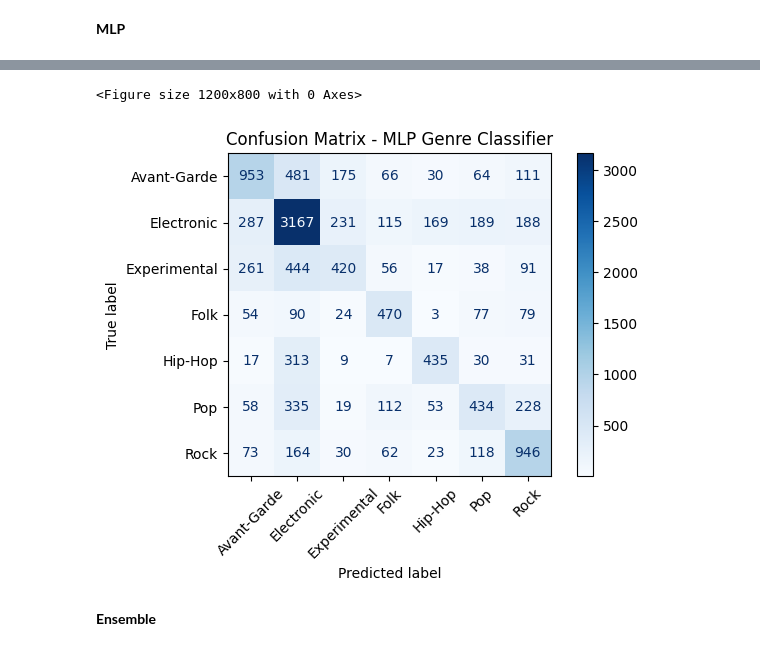
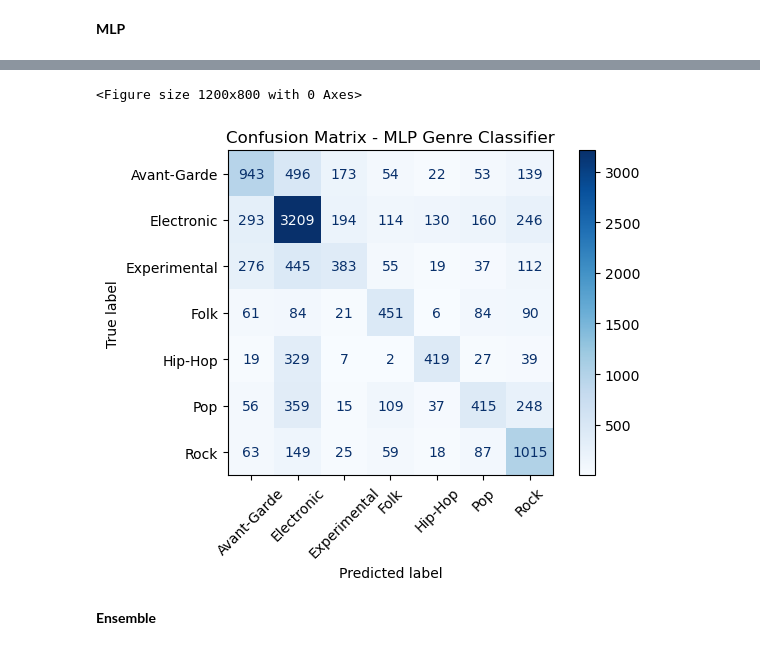
Before and after one commit to r43t/Machine_Learning_Final_Project, a Jupyter notebook: notebooks/genre_classification.ipynb, the cells around one changed output, grey strips where cells are left out. Saved outputs shown, nothing was run; the diff lists cells and outputs as text; code cells hidden in the pictures.

```diff
--- a/notebooks/genre_classification.ipynb
+++ b/notebooks/genre_classification.ipynb
@@ -381,7 +311,9 @@ from sklearn.metrics import classification_report, confusion_matrix, ConfusionMa
 
 # Load data
 warnings.filterwarnings("ignore", category=UserWarning)
-file_path = "C:/Users/retae/GitHub/Machine_Learning_Final_Project/data/processed/final.csv"
+# Load dataset
+base_dir = os.path.abspath(os.path.join(os.getcwd(), ".."))
+file_path = os.path.join(base_dir, "data", "processed", "final.csv")
 df = pd.read_csv(file_path)
 
 # feature selection
@@ -451,13 +383,14 @@ y_test_tensor = y_test_tensor.to(device)
 # Set up training tools
 criterion = nn.CrossEntropyLoss()
 optimizer = optim.AdamW(model.parameters(), lr=0.0005)
-scheduler = optim.lr_scheduler.ReduceLROnPlateau(optimizer, mode='max', patience=5, factor=0.5, verbose=True)
+scheduler = optim.lr_scheduler.ReduceLROnPlateau(optimizer, mode='max', patience=5, factor=0.5)
+# scheduler = optim.lr_scheduler.ReduceLROnPlateau(optimizer, mode='max', patience=5, factor=0.5, verbose=True)
 
 # train model
 best_acc = 0
 epochs_without_improve = 0
 patience = 30
-num_epochs = 100
+num_epochs = 300
 
 for epoch in range(num_epochs):
     model.train()
@@ -546,5 +479,5 @@ weighted avg       0.57      0.58      0.57     11847
 <Figure size 1200x800 with 0 Axes>
-[figure, old version]
+[figure, new version]
 # %% [markdown]
 **Ensemble**
 # %%
```
Also changed, not shown: parts of 9 cells of this notebook.
